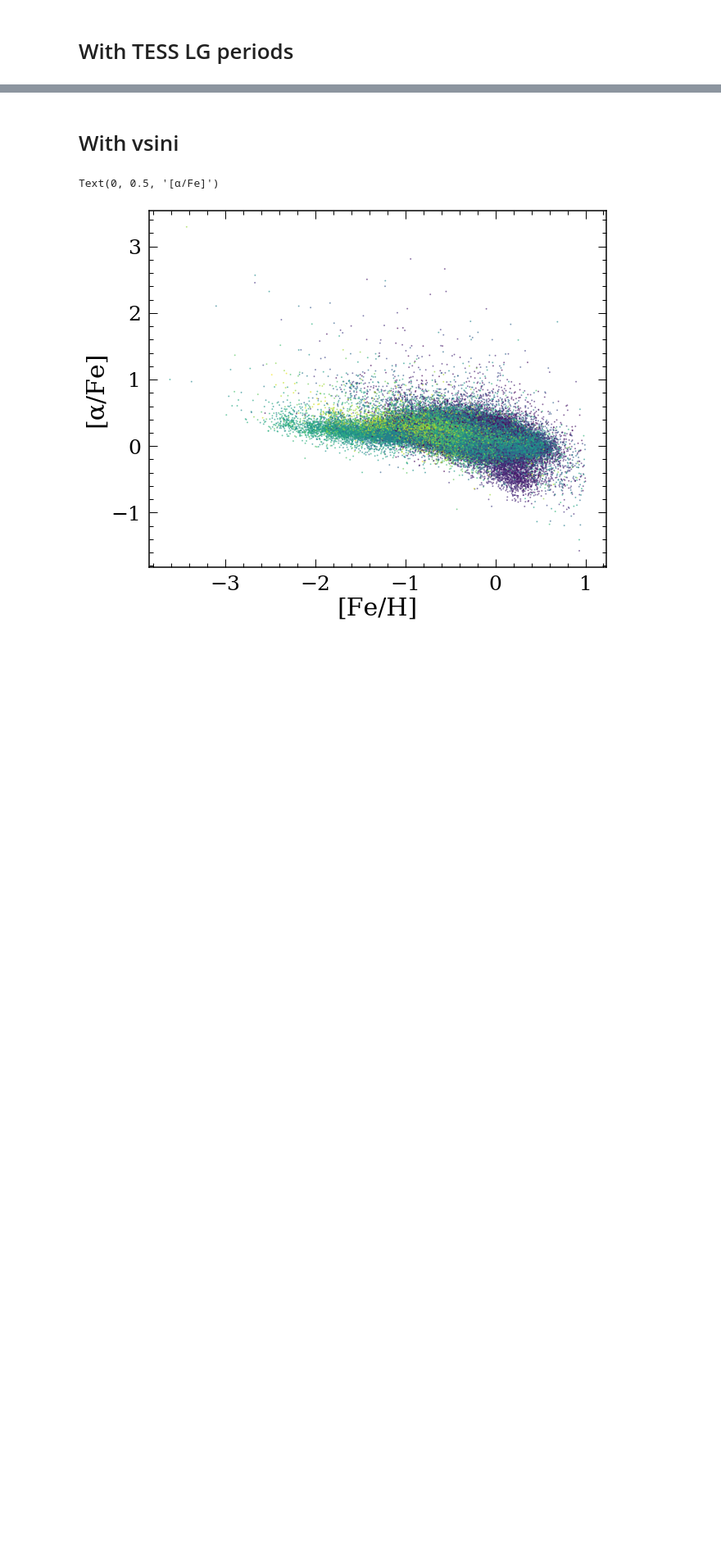
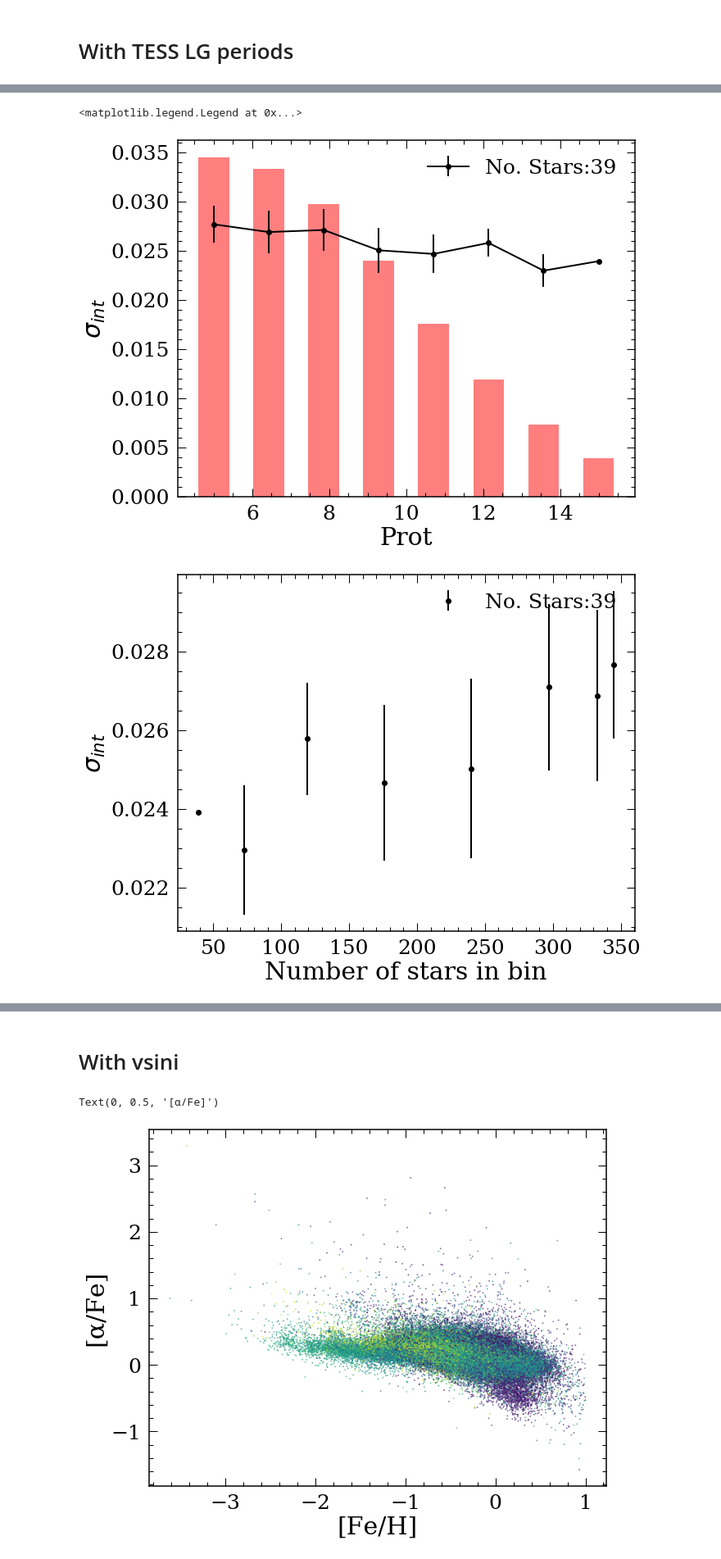
Before and after one commit to lyx12311/RotationScatter, a Jupyter notebook: ImpNB/GALAH.ipynb, the cells around one changed output, grey strips where cells are left out. Shown at 82% size. Drawn from its saved outputs; the diff is of its cells as text; code cells hidden in the pictures; blank space fills up the shorter version.

```diff
--- a/ImpNB/GALAH.ipynb
+++ b/ImpNB/GALAH.ipynb
@@ -34,0 +187,31 @@ plt.ylim([0,15])
+# %%
+Nopoints=8
+trytime=50
+
+#solarstars=solarstars.loc[abs(solarstars['TEFF']-5250)<250].reset_index(drop=True)
+protselect=np.linspace(5,15,Nopoints)
+
+disps=np.zeros((trytime,len(protselect)))
+
+for i in trange(trytime):
+    meanprot,disps[i,:],starpick=calcdisp_prot(galah_solar,'fe_h',protselect,3)
+
+sigma=[np.mean(disps[:,i]) for i in range(Nopoints)]
+sigma_err=[np.std(disps[:,i]) for i in range(Nopoints)]
+# %%
+plt.figure(figsize=(10,8))
+plt.errorbar(meanprot,sigma,yerr=sigma_err,fmt='k-o',label='No. Stars:'+str(int(min(starpick))))
+plt.bar(meanprot,starpick/1e4,color='r',alpha=0.5)
+plt.xlabel('Prot')
+plt.ylabel('$σ_{int}$')
+plt.legend()
+
+plt.figure(figsize=(10,8))
+plt.errorbar(starpick,sigma,yerr=sigma_err,fmt='ko',label='No. Stars:'+str(int(min(starpick))))
+plt.xlabel('Number of stars in bin')
+plt.ylabel('$σ_{int}$')
+plt.legend()
+# %% [output]
+<matplotlib.legend.Legend at 0x...>
+[figure, added]
+[figure, added]
```
Also changed, not shown: parts of 22 cells of this notebook, 3 other files.
